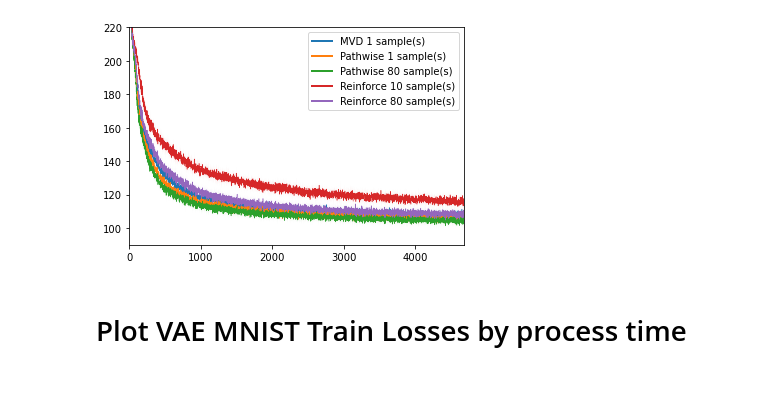
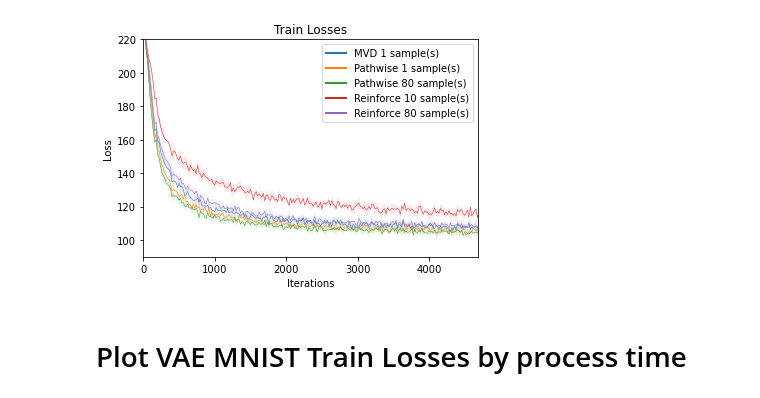
Before and after one commit to M8is/master-thesis-code, a Jupyter notebook: notebooks/plot-vae.ipynb, the cells around one changed output. Drawn from its saved outputs; the diff is of its cells as text; code cells hidden in the pictures.

```diff
--- a/notebooks/plot-vae.ipynb
+++ b/notebooks/plot-vae.ipynb
@@ -34,12 +34,15 @@ for run in test_losses.values():
     for meta, loss in run:
         losses.append(loss.data.numpy().flatten())
     indices, losses = step_with_end(np.array(losses), step_size)
-    plot(losses.mean(axis=0), losses.std(axis=0), losses_label, meta)
+    plot(losses.mean(axis=0), losses.std(axis=0), losses_label, meta, xspace=indices)
     max_len = max(max_len, indices[-1])
 
 legend()
 plt.xlim(0, max_len)
 plt.ylim(100, 150)
-plt.savefig(plot_dir / f'vae_test_losses.pdf')
+plt.ylabel('Loss')
+plt.xlabel('Epochs')
+plt.title('Test Losses')
+plt.savefig(plot_dir / f'vae_mnist_test_losses.pdf')
 plt.show()
 # %% [output]
@@ -49,28 +50,31 @@ plt.show()
 # %%
 test_losses = defaultdict(list)
 for k, v in collect_by(mnist_results, 'mc_estimator', 'sample_size').items():
     for meta in v:
         test_losses[k].append((meta, TensorHolder.load(meta['results_dir'], 'train_loss')))
 test_losses.default_factory = None
 
-step_size = 1
+step_size = 20
 max_len = 0
 for run in test_losses.values():
     meta, _ = run[0]
     losses = []
     for meta, loss in run:
         losses.append(loss.data.numpy().flatten())
     indices, losses = step_with_end(np.array(losses), step_size)
-    plot(losses.mean(axis=0), losses.std(axis=0), losses_label, meta)
+    plot(losses.mean(axis=0), losses.std(axis=0), losses_label, meta, xspace=indices)
     max_len = max(max_len, indices[-1])
 
 legend()
 plt.ylim(90, 220)
 plt.xlim(0, max_len)
-plt.savefig(plot_dir / f'vae_train_losses.pdf')
+plt.ylabel('Loss')
+plt.xlabel('Iterations')
+plt.title('Train Losses')
+plt.savefig(plot_dir / f'vae_mnist_train_losses.pdf')
 plt.show()
 # %% [output]
-[figure, old version]
+[figure, new version]
 # %% [markdown]
 # Plot VAE MNIST Train Losses by process time
 # %%
```
Also changed, not shown: parts of 7 cells of this notebook, 1 other file.
